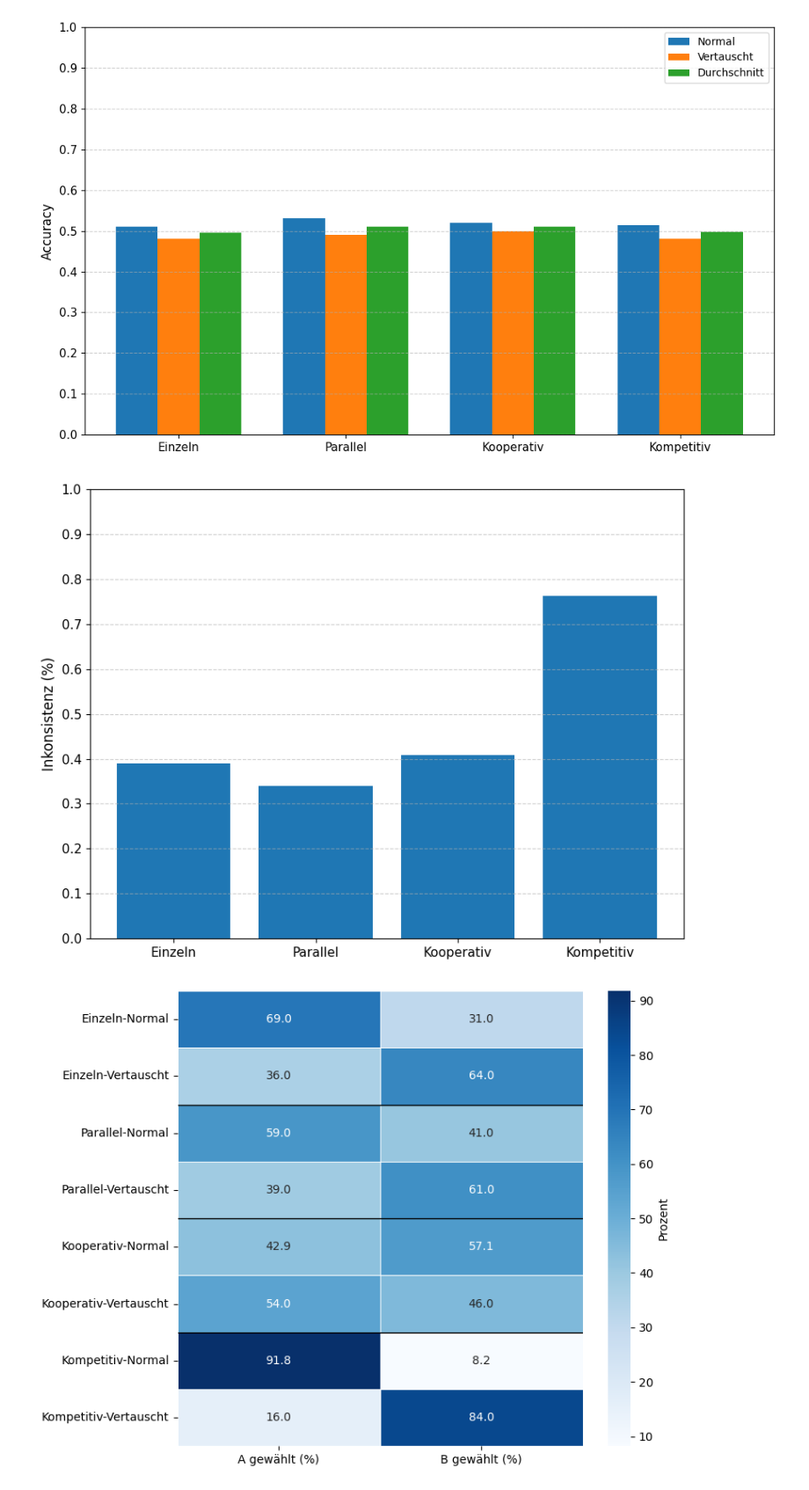
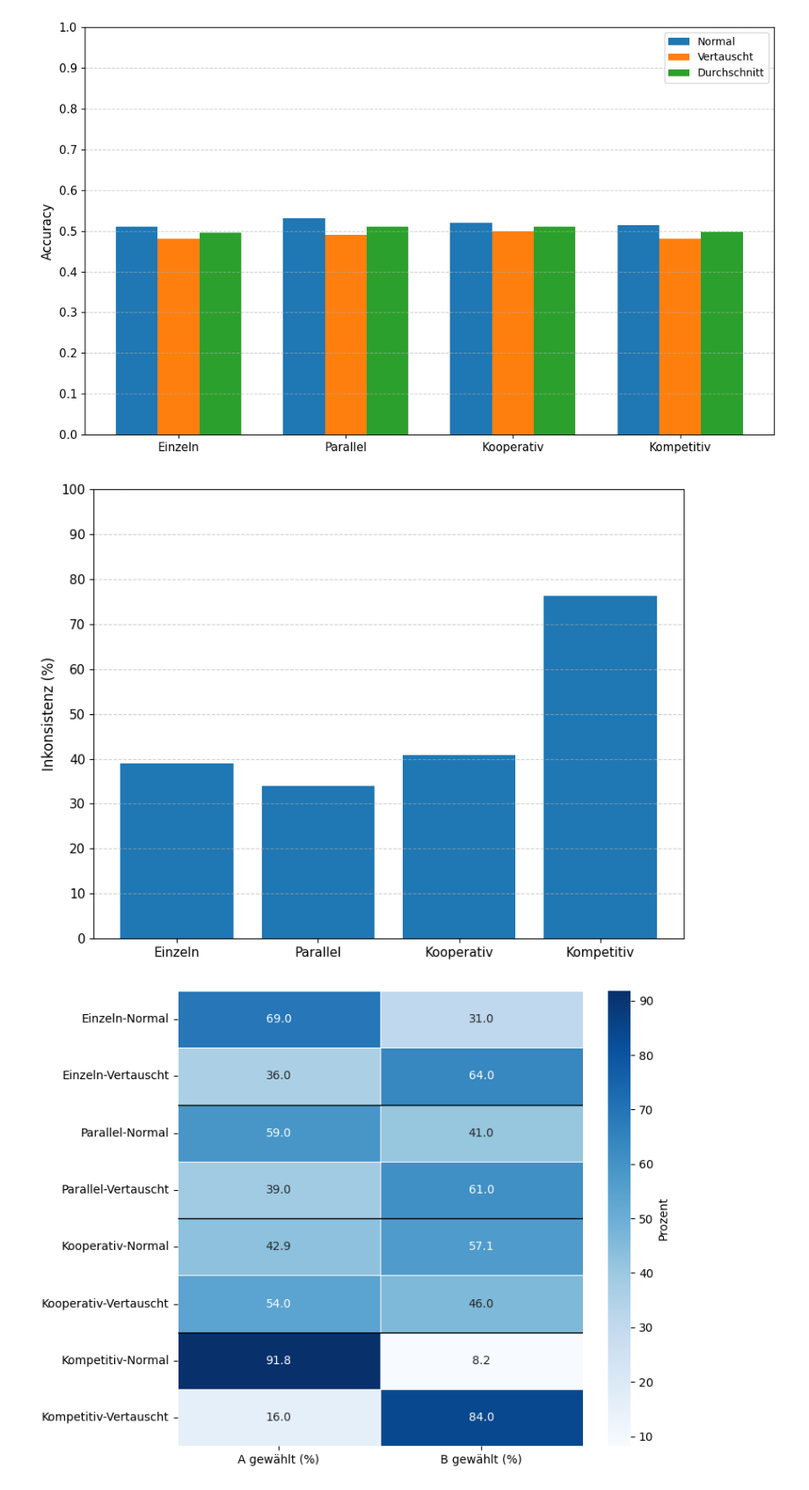
Before and after one commit to nikobiebl/Bachelorarbeit, a Jupyter notebook: JudgeBench/results.ipynb, the cells around one changed output. Shown: that part at 88% size. Drawn from its saved outputs; the diff is of its cells as text; code cells hidden in the pictures.

```diff
--- a/JudgeBench/results.ipynb
+++ b/JudgeBench/results.ipynb
@@ -36,32 +36,29 @@ for system, dfs in data.items():
     acc_2 = df2[df2["system_decision"].isin(["A", "B"])]["is_correct"].mean()
     acc_avg = (acc_1 + acc_2) / 2
 
-    # Calculate proportion of invalid "X" responses
+    # Calculate proportion of "X" responses
     x_1 = (df1["system_decision"] == "X").mean()
     x_2 = (df2["system_decision"] == "X").mean()
 
-    # Consistency analysis (only rows with valid A/B decisions in both versions)
+    # Consistency check (only valid A/B in both versions)
     valid_mask = df1["system_decision"].isin(["A", "B"]) & df2["system_decision"].isin(["A", "B"])
-    valid_rows = df1[valid_mask].copy()
-    matching = df2[valid_mask]["system_decision"].reset_index(drop=True)
-
-    # Compare decisions to check consistency despite swapping
-    s1 = valid_rows["system_decision"].reset_index(drop=True)
+    s1 = df1[valid_mask]["system_decision"].reset_index(drop=True)
     s2 = df2[valid_mask]["system_decision"].reset_index(drop=True)
     consistent = s1 == s2
-    inconsistency_rate = 1 - consistent.mean()
+    inconsistency_rate_pct = round((1 - consistent.mean()) * 100, 1)
 
+    # Store results
     results.append({
         "System": system,
         "Accuracy (normal)": round(acc_1, 3),
         "Accuracy (swapped)": round(acc_2, 3),
         "Accuracy (avg)": round(acc_avg, 3),
-        "Inconsistency": round(inconsistency_rate, 3),
+        "Inconsistency (%)": inconsistency_rate_pct,
         "X rate (normal)": round(x_1, 3),
         "X rate (swapped)": round(x_2, 3)
     })
 
+# Display summary
 summary_df = pd.DataFrame(results)
-
 display(summary_df)
 # %% [output]
@@ -105,27 +103,28 @@ plt.show()
 # %%
 # Define German labels for the evaluation systems
 system_labels_de = ["Einzeln", "Parallel", "Kooperativ", "Kompetitiv"]
 
 # Extract inconsistency values
-inconsistency = summary_df["Inconsistency"]
+inconsistency = summary_df["Inconsistency (%)"]
 
+# Define color
 blue = plt.get_cmap("tab10")(0)
 
 plt.figure(figsize=(8, 6))
 bars = plt.bar(system_labels_de, inconsistency, color=blue)
 
-# Configure layout and axis labels
-plt.ylim(0, 1.0)
-plt.yticks(np.arange(0, 1.1, 0.1), fontsize=11)
+# Axis configuration
+plt.ylim(0, 100)
+plt.yticks(np.arange(0, 101, 10), fontsize=11)
 plt.xticks(fontsize=11)
 plt.ylabel("Inkonsistenz (%)", fontsize=12)
-#plt.title("Vergleich der Inkonsistenz der Bewertungssysteme bei vertauschter Antwortposition", fontsize=13)
+
+# Grid and layout
 plt.grid(axis="y", linestyle="--", alpha=0.6)
 plt.tight_layout()
-
 plt.show()
 # %% [output]
-[figure, old version]
+[figure, new version]
 # %%
 # Prepare bias data
 bias_counts = []
```
Also changed, not shown: parts of 3 cells of this notebook, 1 other file.
